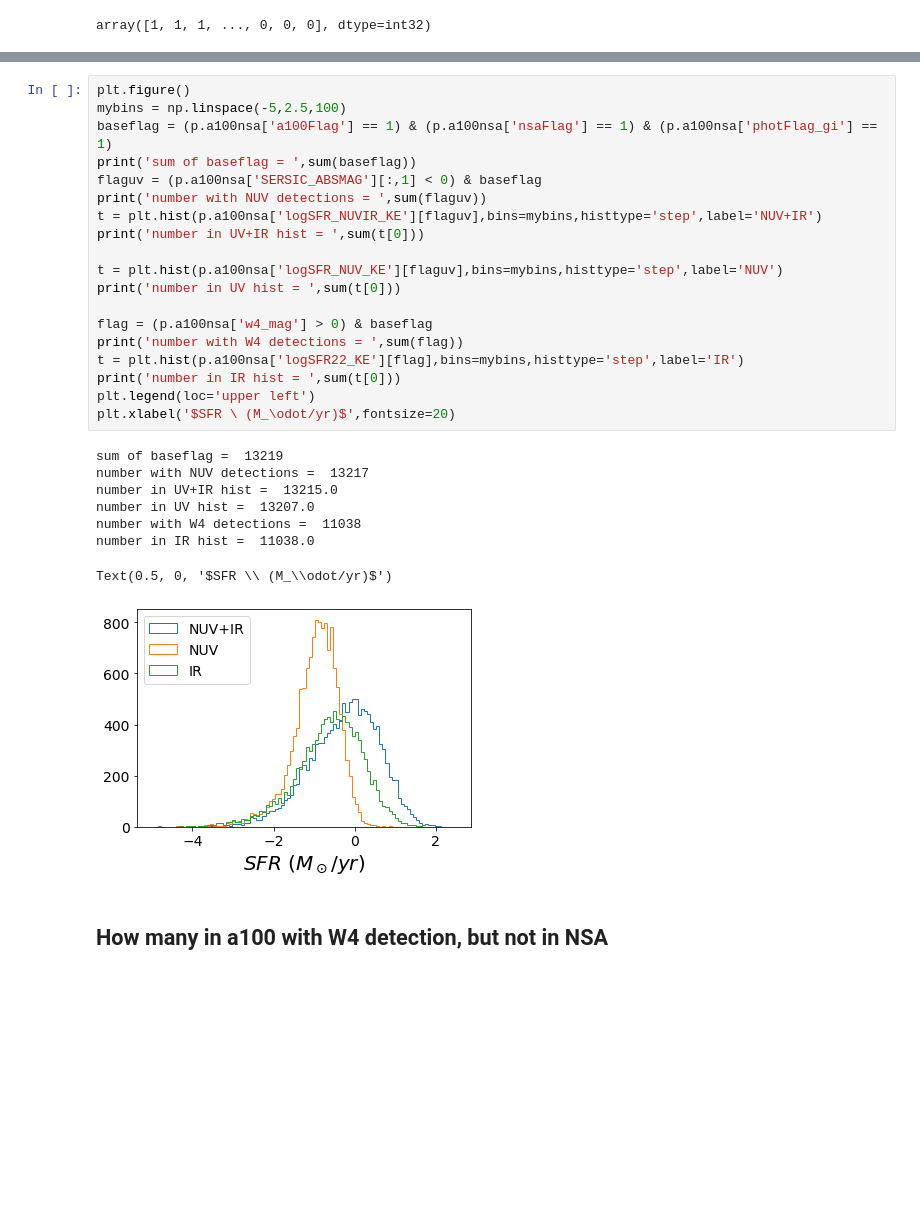
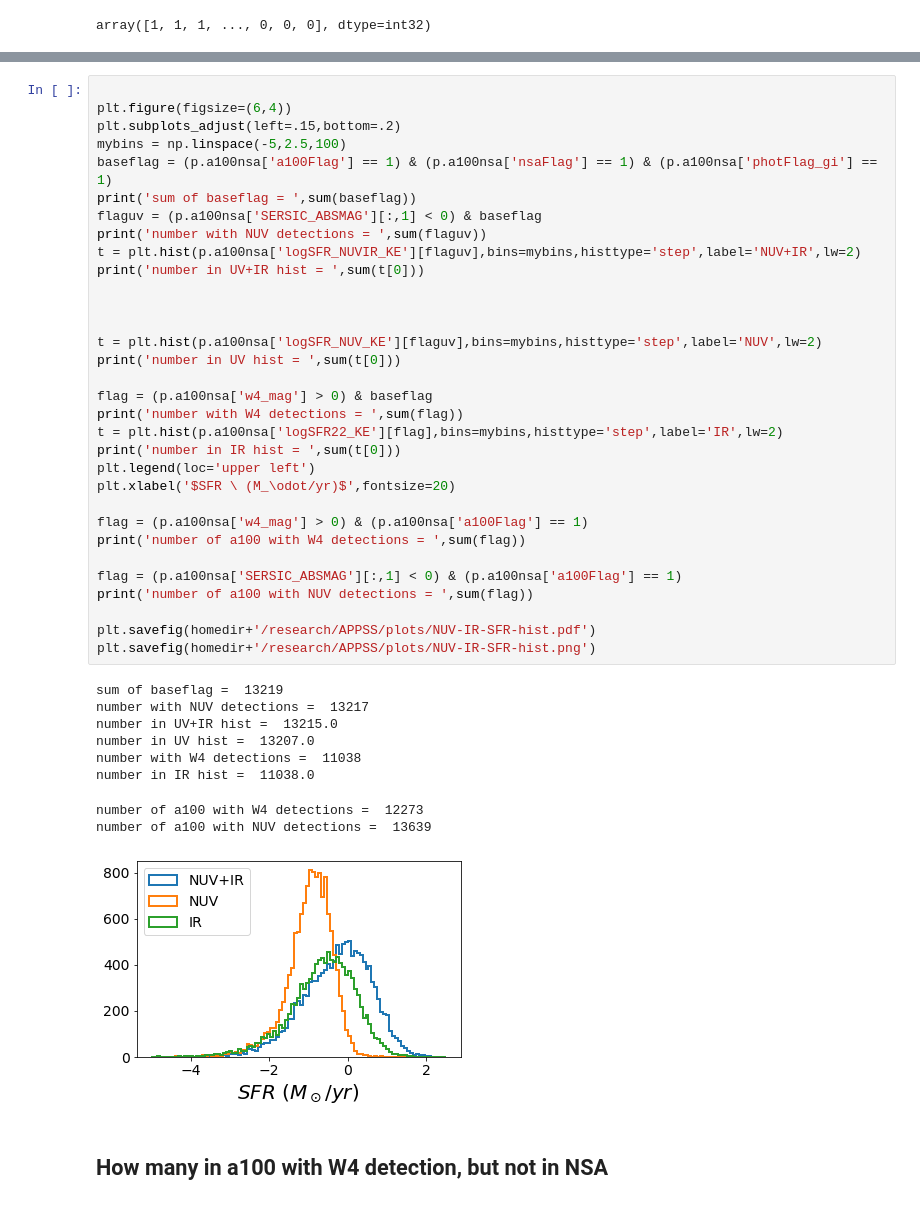
Before and after one commit to rfinn/APPSS, a Jupyter notebook: paper-plots-v1.ipynb, the cells around one changed output, grey strips where cells are left out. Saved outputs shown, nothing was run; the diff lists cells and outputs as text; blank space fills up the shorter version.

```diff
--- a/paper-plots-v1.ipynb
+++ b/paper-plots-v1.ipynb
@@ -731,31 +804,45 @@ Text(0, 0.5, '$Number \\ of \\ Galaxies$')
 # %%
-plt.figure()
+
+plt.figure(figsize=(6,4))
+plt.subplots_adjust(left=.15,bottom=.2)
 mybins = np.linspace(-5,2.5,100)
 baseflag = (p.a100nsa['a100Flag'] == 1) & (p.a100nsa['nsaFlag'] == 1) & (p.a100nsa['photFlag_gi'] == 1)
 print('sum of baseflag = ',sum(baseflag))
 flaguv = (p.a100nsa['SERSIC_ABSMAG'][:,1] < 0) & baseflag
 print('number with NUV detections = ',sum(flaguv))
-t = plt.hist(p.a100nsa['logSFR_NUVIR_KE'][flaguv],bins=mybins,histtype='step',label='NUV+IR')
+t = plt.hist(p.a100nsa['logSFR_NUVIR_KE'][flaguv],bins=mybins,histtype='step',label='NUV+IR',lw=2)
 print('number in UV+IR hist = ',sum(t[0]))
 
-t = plt.hist(p.a100nsa['logSFR_NUV_KE'][flaguv],bins=mybins,histtype='step',label='NUV')
+
+
+t = plt.hist(p.a100nsa['logSFR_NUV_KE'][flaguv],bins=mybins,histtype='step',label='NUV',lw=2)
 print('number in UV hist = ',sum(t[0]))
 
 flag = (p.a100nsa['w4_mag'] > 0) & baseflag
 print('number with W4 detections = ',sum(flag))
-t = plt.hist(p.a100nsa['logSFR22_KE'][flag],bins=mybins,histtype='step',label='IR')
+t = plt.hist(p.a100nsa['logSFR22_KE'][flag],bins=mybins,histtype='step',label='IR',lw=2)
 print('number in IR hist = ',sum(t[0]))
 plt.legend(loc='upper left')
 plt.xlabel('$SFR \ (M_\odot/yr)$',fontsize=20)
+
+flag = (p.a100nsa['w4_mag'] > 0) & (p.a100nsa['a100Flag'] == 1)
+print('number of a100 with W4 detections = ',sum(flag))
+
+flag = (p.a100nsa['SERSIC_ABSMAG'][:,1] < 0) & (p.a100nsa['a100Flag'] == 1)
+print('number of a100 with NUV detections = ',sum(flag))
+
+plt.savefig(homedir+'/research/APPSS/plots/NUV-IR-SFR-hist.pdf')
+plt.savefig(homedir+'/research/APPSS/plots/NUV-IR-SFR-hist.png')
 # %% [output]
 sum of baseflag =  13219
 number with NUV detections =  13217
 number in UV+IR hist =  13215.0
 number in UV hist =  13207.0
 number with W4 detections =  11038
 number in IR hist =  11038.0
-Text(0.5, 0, '$SFR \\ (M_\\odot/yr)$')
+number of a100 with W4 detections =  12273
+number of a100 with NUV detections =  13639
-[figure, old version]
+[figure, new version]
 # %% [markdown]
 ## How many in a100 with W4 detection, but not in NSA ##
 # %%
```
Also changed, not shown: parts of 12 cells of this notebook.
